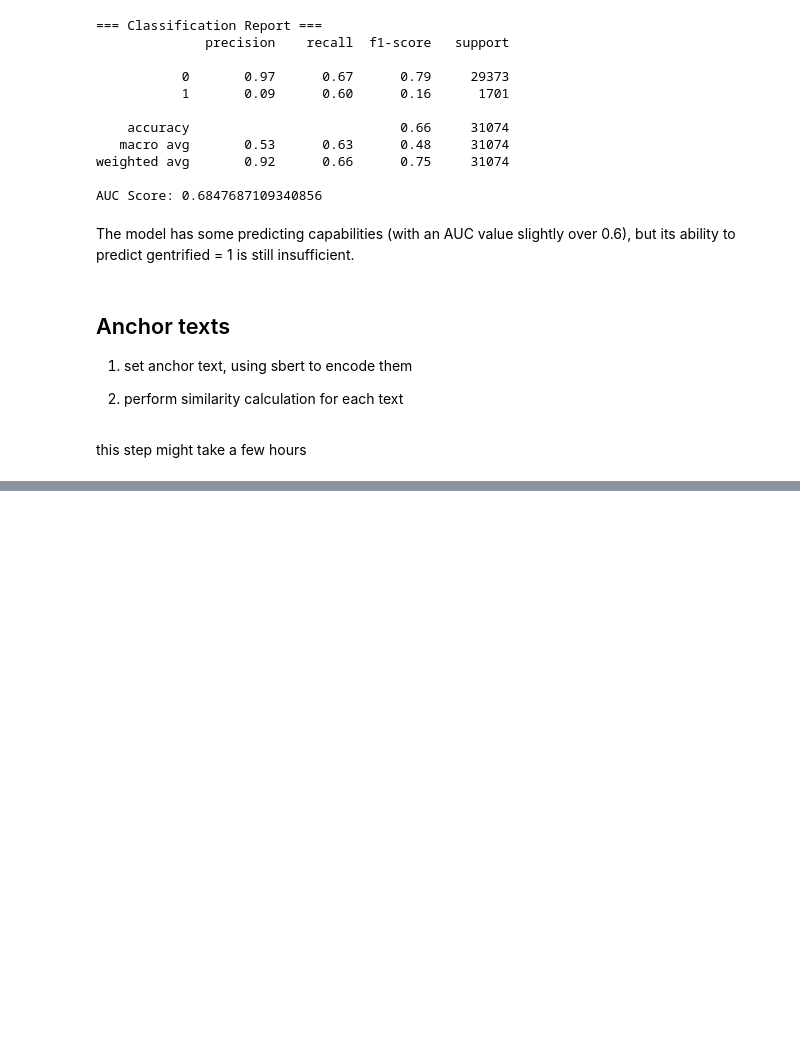
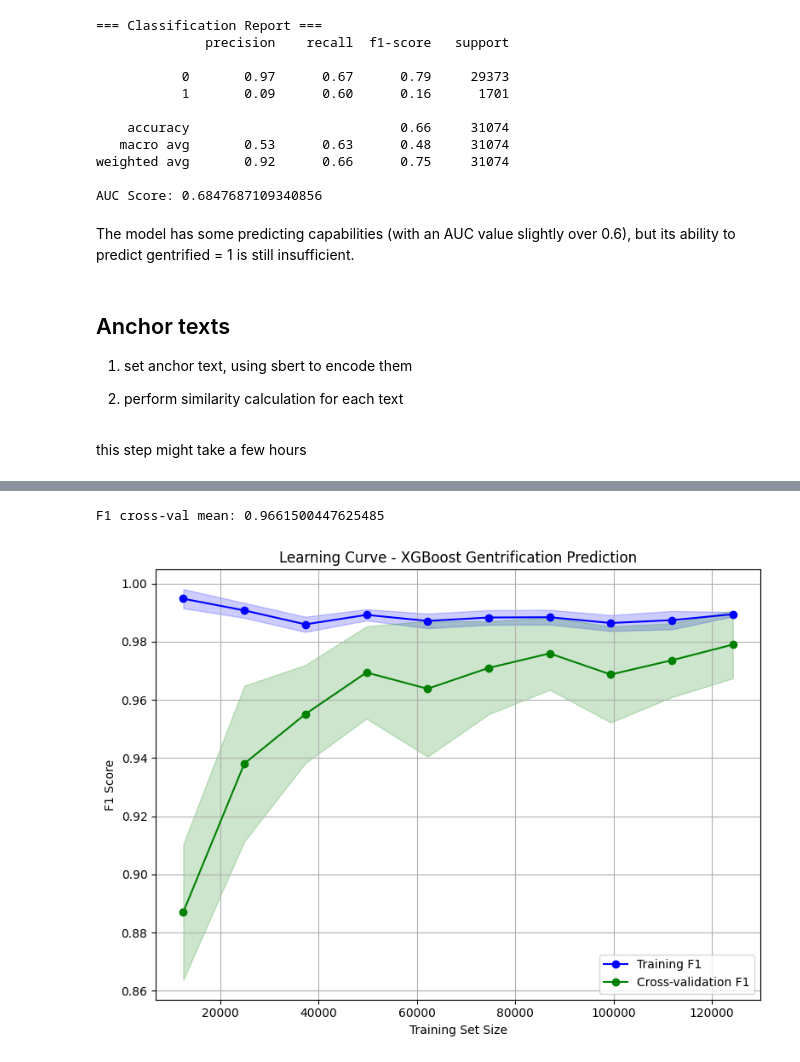
Before and after one commit to meimao76/housing_feature_gentrification, a Jupyter notebook: model.ipynb, the cells around one changed output, grey strips where cells are left out. Drawn from its saved outputs; the diff is of its cells as text; code cells hidden in the pictures; blank space fills up the shorter version.

```diff
--- a/model.ipynb
+++ b/model.ipynb
@@ -383,0 +476,5 @@ Error:
+# %%
+columns_to_keep = ['gentrified', 'centroid', 'geometry',
+                   'sentence_id', 'pop_growth_rate', 'avg_den', 'senior_per', 'minority_per']
+df_label_sentences = df_label_sentences[columns_to_keep]
+print(df_label_sentences.head(5))
@@ -383,0 +627,43 @@ Error:
+# %%
+from sklearn.model_selection import cross_val_score
+
+scores = cross_val_score(model, X, y, cv=5, scoring='f1')
+print("F1 cross-val mean:", np.mean(scores))
+# %% [output]
+F1 cross-val mean: 0.9661500447625485
+# %%
+# learning curve
+from sklearn.model_selection import learning_curve
+
+train_sizes, train_scores, test_scores = learning_curve(
+    estimator=model,
+    X=X,
+    y=y,
+    train_sizes=np.linspace(0.1, 1.0, 10),
+    cv=5,
+    scoring='f1',
+    n_jobs=-1,
+    shuffle=True,
+    random_state=42
+)
+
+train_mean = np.mean(train_scores, axis=1)
+train_std = np.std(train_scores, axis=1)
+test_mean = np.mean(test_scores, axis=1)
+test_std = np.std(test_scores, axis=1)
+
+# 画图
+plt.figure(figsize=(8, 6))
+plt.plot(train_sizes, train_mean, 'o-', color='blue', label='Training F1')
+plt.plot(train_sizes, test_mean, 'o-', color='green', label='Cross-validation F1')
+plt.fill_between(train_sizes, train_mean - train_std, train_mean + train_std, alpha=0.2, color='blue')
+plt.fill_between(train_sizes, test_mean - test_std, test_mean + test_std, alpha=0.2, color='green')
+plt.xlabel('Training Set Size')
+plt.ylabel('F1 Score')
+plt.title('Learning Curve - XGBoost Gentrification Prediction')
+plt.legend(loc='best')
+plt.grid(True)
+plt.tight_layout()
+plt.show()
+# %% [output]
+[figure, added]
```
Also changed, not shown: parts of 50 cells of this notebook, 4 other files.
